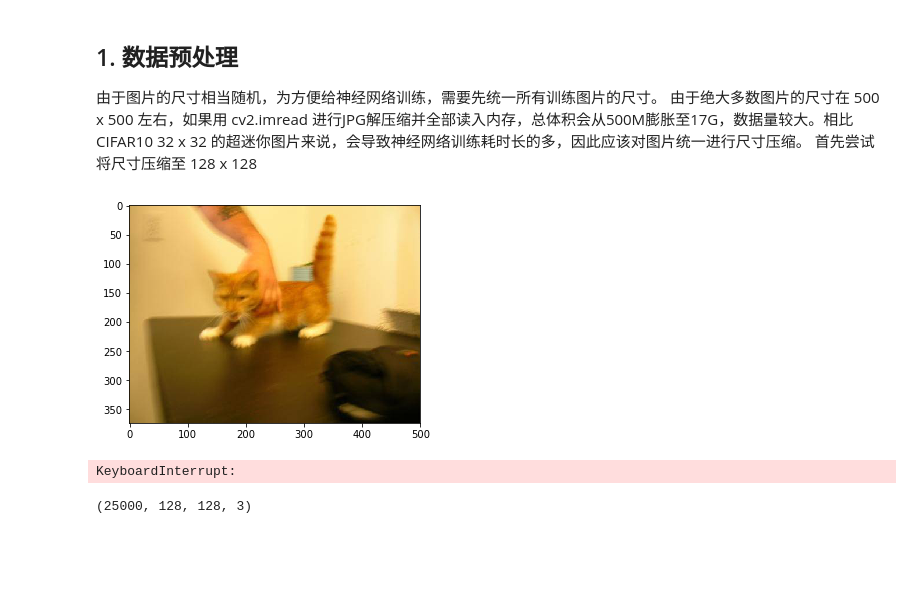
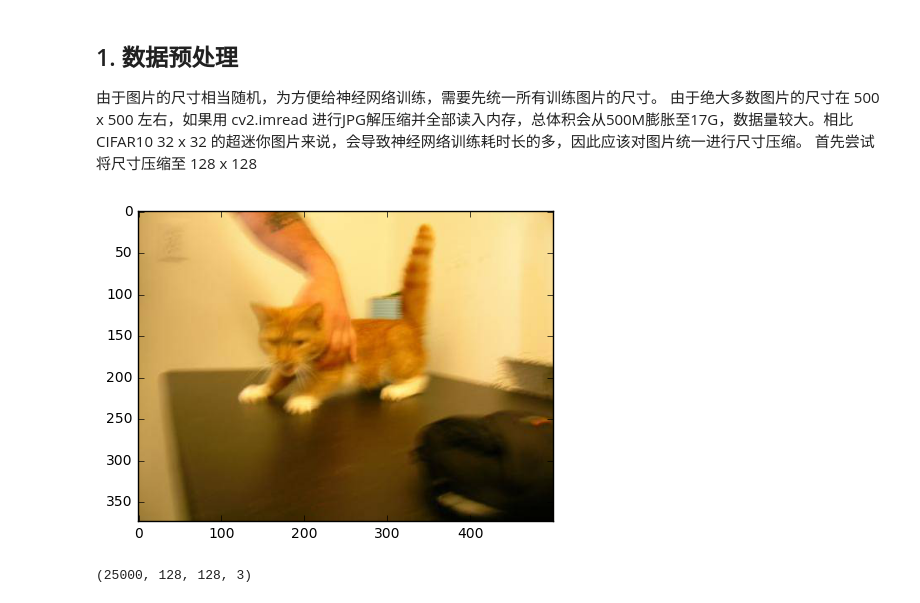
Before and after one commit to timeforce/udacity_machine_learning, a Jupyter notebook: cats-vs-dogs/cnn.ipynb, the cells around one changed output. Cells and saved outputs as stored; diff of their text form; code cells hidden in the pictures; blank space fills up the shorter version.

```diff
--- a/cats-vs-dogs/cnn.ipynb
+++ b/cats-vs-dogs/cnn.ipynb
@@ -11,8 +11,8 @@ import os
 import sys
 
 n_train = 12500
-train_path = 'C:/udacity/udacity_machine_learning/cats-vs-dogs/train/'
-test_path = 'C:/udacity/udacity_machine_learning/cats-vs-dogs/test/'
+train_path = '/home/ubuntu/udacity_machine_learning/cats-vs-dogs/train/'
+test_path = '/home/ubuntu/udacity_machine_learning/cats-vs-dogs/test/'
 height = 128
 width = 128
 # %% [markdown]
@@ -39,14 +39,14 @@ width = 128
 由于绝大多数图片的尺寸在 500 x 500 左右，如果用 cv2.imread 进行JPG解压缩并全部读入内存，总体积会从500M膨胀至17G，数据量较大。相比CIFAR10 32 x 32 的超迷你图片来说，会导致神经网络训练耗时长的多，因此应该对图片统一进行尺寸压缩。
 首先尝试将尺寸压缩至 128 x 128
 # %%
-img = cv2.imread(path + "cat.0.jpg")
+img = cv2.imread(train_path + "cat.0.jpg")
 
 # show opencv graph with jupyter
 show_img = cv2.cvtColor(img, cv2.COLOR_BGR2RGB)
 plt.imshow(show_img)
 plt.show()
 # %% [output]
-[figure, old version]
+[figure, new version]
 # %%
 img_db = np.zeros((25000, height, width, 3), dtype=np.uint8)
 
@@ -62,8 +62,6 @@ for i in tqdm(range(n_train)):
     img = img[:, :, ::-1]
     img = cv2.resize(img, (height, width))
     img_db[i + n_train] = img
-# %% [output]
-KeyboardInterrupt:
 # %%
 img_db.shape
 # %% [output]
```
Also changed, not shown: parts of 4 cells of this notebook, 2 other files.
